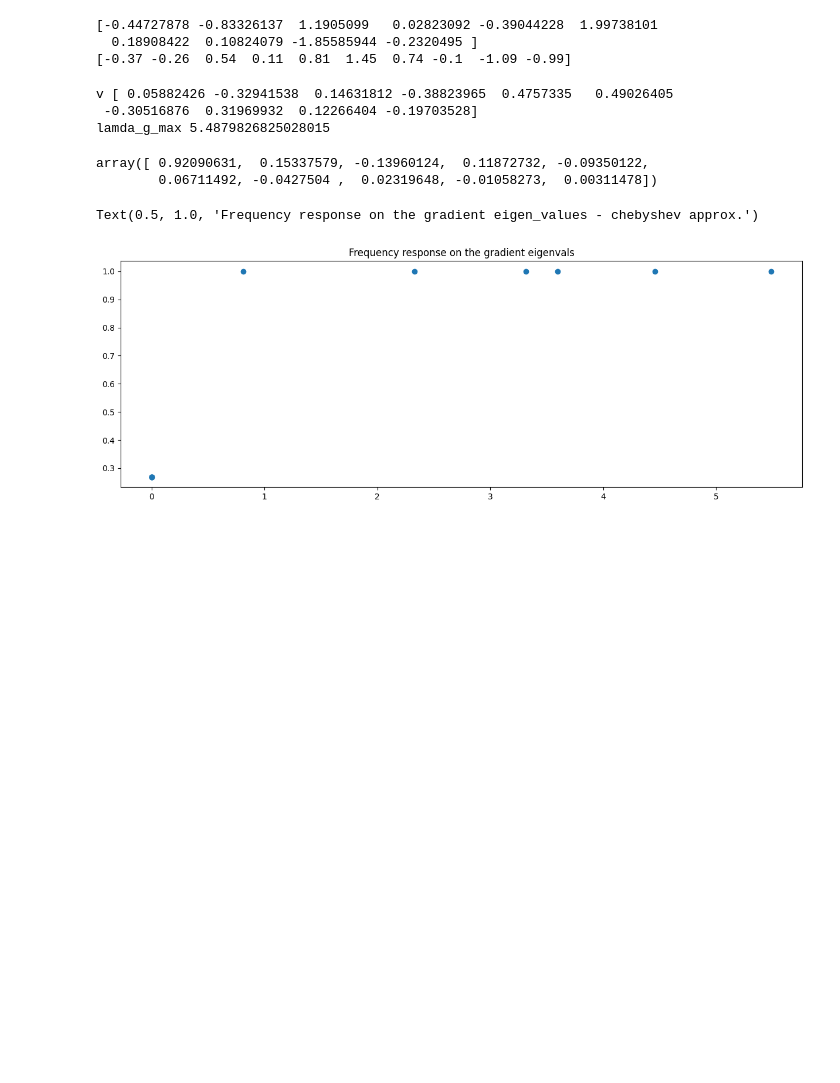
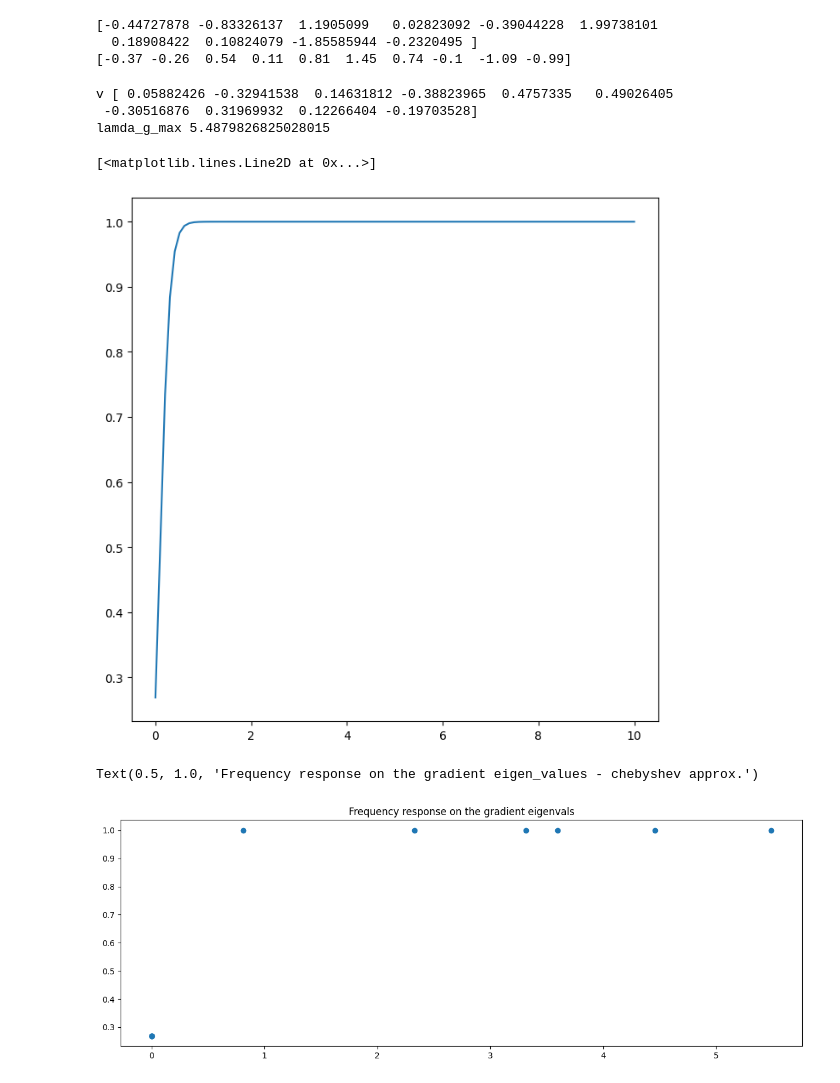
Before and after one commit to irtazahashmi/pytspl, a Jupyter notebook: demo_notebook.ipynb, the cells around one changed output. Cells and saved outputs as stored; diff of their text form; code cells hidden in the pictures; blank space fills up the shorter version.

```diff
--- a/demo_notebook.ipynb
+++ b/demo_notebook.ipynb
@@ -113,20 +113,28 @@ lamda_g_max 5.4879826825028015
 # %%
 from chebpy import chebfun
 
 # cut off frequency - gradient
 cut_off_freq_g = 0.1
-steep = 10
+steep = 100
 
 # logistic function to perform gradient component extraction
 g_g = lambda lam: 1 / (1 + np.exp(-steep * (lam - cut_off_freq_g)))
+# for curl cmax function
+# for gradient, 1 -
+
 g_g_cheb = chebfun(g_g, [0, lamda_g_max], 10)
 
 # filter coefficients
 coeffs_g = g_g_cheb.funs[0].coeffs
 coeffs_g
+
+# plot g_g function
+x = np.linspace(0, 10, 100)
+y = g_g(x)
+plt.plot(x, y)
 # %% [output]
-array([ 0.92090631,  0.15337579, -0.13960124,  0.11872732, -0.09350122,
-        0.06711492, -0.0427504 ,  0.02319648, -0.01058273,  0.00311478])
+[<matplotlib.lines.Line2D at 0x...>]
+[figure, added]
 # %%
 # plot the continuous frequency response
 plt.figure(figsize=(15, 5))
```
Also changed, not shown: 12 other files.
